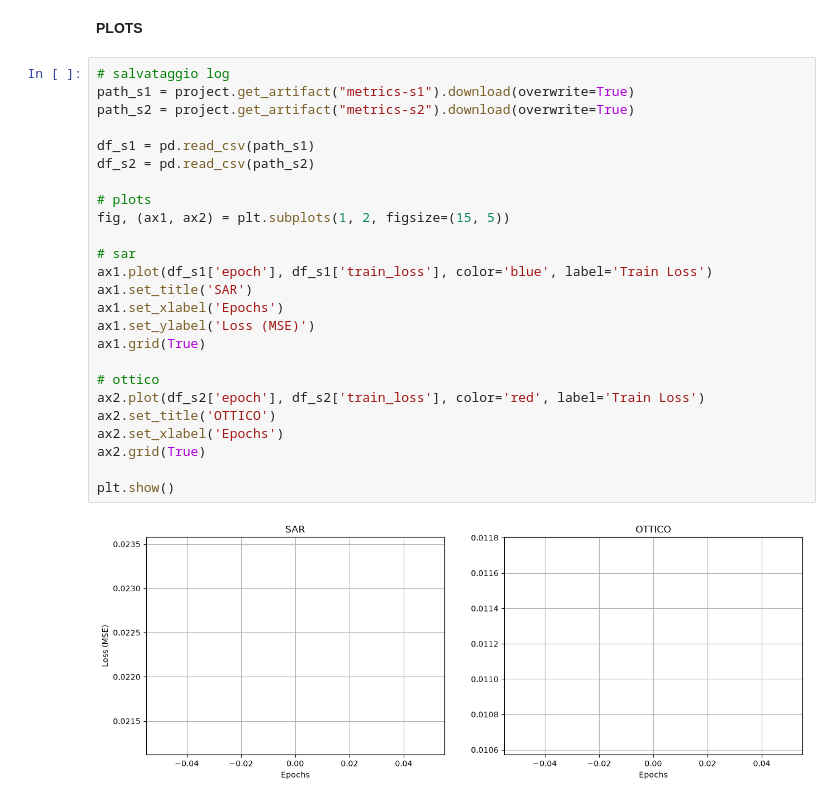
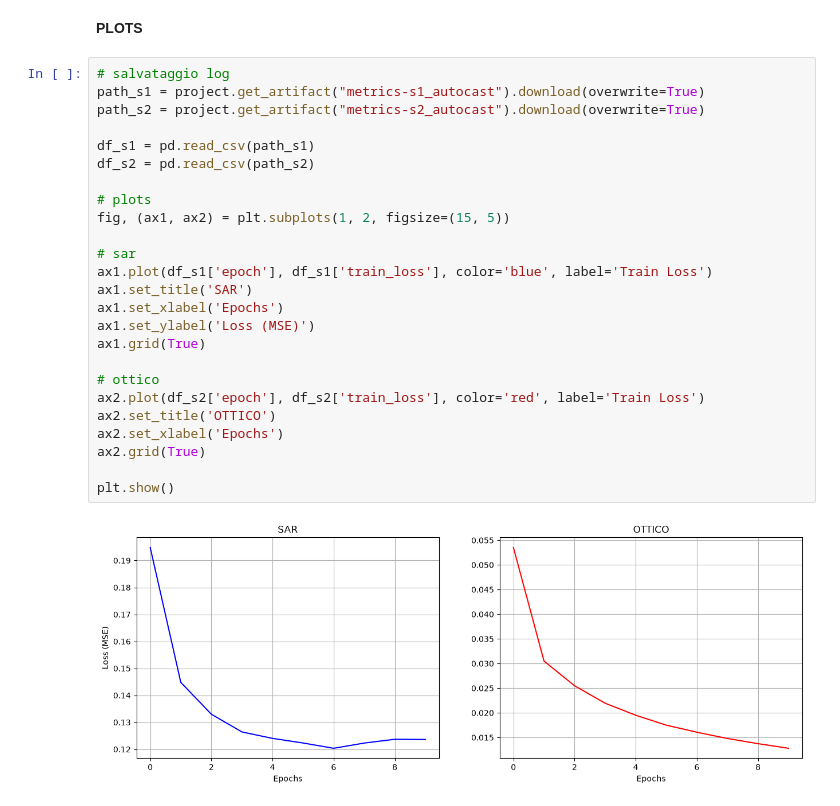
Before and after one commit to mattiaBarbo2002/TESI, a Jupyter notebook: notebooks/encoders.ipynb, the cells around one changed output. Cells and saved outputs as stored; diff of their text form.

```diff
--- a/notebooks/encoders.ipynb
+++ b/notebooks/encoders.ipynb
@@ -110,28 +107,28 @@ None
 **PLOTS**
 # %%
 # salvataggio log
-path_s1 = project.get_artifact("metrics-s1").download(overwrite=True)
-path_s2 = project.get_artifact("metrics-s2").download(overwrite=True)
+path_s1 = project.get_artifact("metrics-s1_autocast").download(overwrite=True)
+path_s2 = project.get_artifact("metrics-s2_autocast").download(overwrite=True)
 
 df_s1 = pd.read_csv(path_s1)
 df_s2 = pd.read_csv(path_s2)
 
 # plots
 fig, (ax1, ax2) = plt.subplots(1, 2, figsize=(15, 5))
 
 # sar
 ax1.plot(df_s1['epoch'], df_s1['train_loss'], color='blue', label='Train Loss')
 ax1.set_title('SAR')
 ax1.set_xlabel('Epochs')
 ax1.set_ylabel('Loss (MSE)')
 ax1.grid(True)
 
 # ottico
 ax2.plot(df_s2['epoch'], df_s2['train_loss'], color='red', label='Train Loss')
 ax2.set_title('OTTICO')
 ax2.set_xlabel('Epochs')
 ax2.grid(True)
 
 plt.show()
 # %% [output]
-[figure, old version]
+[figure, new version]
```
Also changed, not shown: parts of 3 cells of this notebook, 6 other files.
